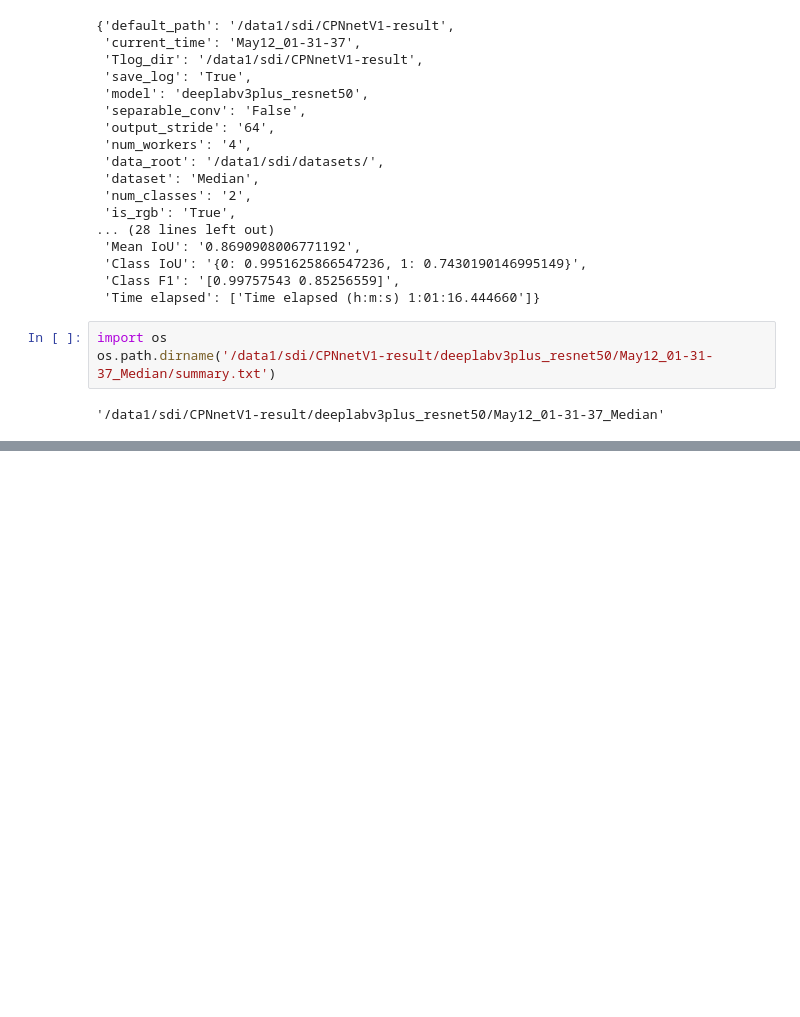
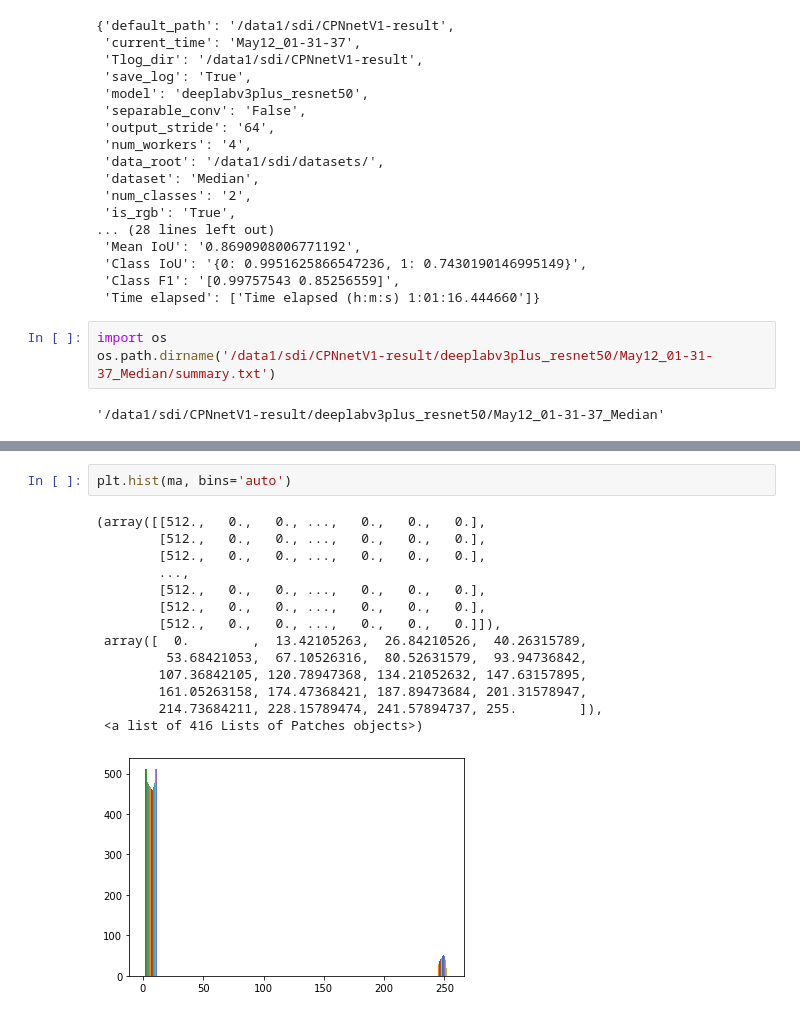
Before and after one commit to DongDong500/CPNKDv2, a Jupyter notebook: pallete.ipynb, the cells around one changed output, grey strips where cells are left out. Drawn from its saved outputs; the diff is of its cells as text; blank space fills up the shorter version.

```diff
--- a/pallete.ipynb
+++ b/pallete.ipynb
@@ -306,0 +358,17 @@ os.path.dirname('/data1/sdi/CPNnetV1-result/deeplabv3plus_resnet50/May12_01-31-3
+# %%
+plt.hist(ma, bins='auto')
+# %% [output]
+(array([[512.,   0.,   0., ...,   0.,   0.,   0.],
+        [512.,   0.,   0., ...,   0.,   0.,   0.],
+        [512.,   0.,   0., ...,   0.,   0.,   0.],
+        ...,
+        [512.,   0.,   0., ...,   0.,   0.,   0.],
+        [512.,   0.,   0., ...,   0.,   0.,   0.],
+        [512.,   0.,   0., ...,   0.,   0.,   0.]]),
+ array([  0.        ,  13.42105263,  26.84210526,  40.26315789,
+         53.68421053,  67.10526316,  80.52631579,  93.94736842,
+        107.36842105, 120.78947368, 134.21052632, 147.63157895,
+        161.05263158, 174.47368421, 187.89473684, 201.31578947,
+        214.73684211, 228.15789474, 241.57894737, 255.        ]),
+ <a list of 416 Lists of Patches objects>)
+[figure, added]
```
Also changed, not shown: parts of 4 cells of this notebook, 2 other files.
